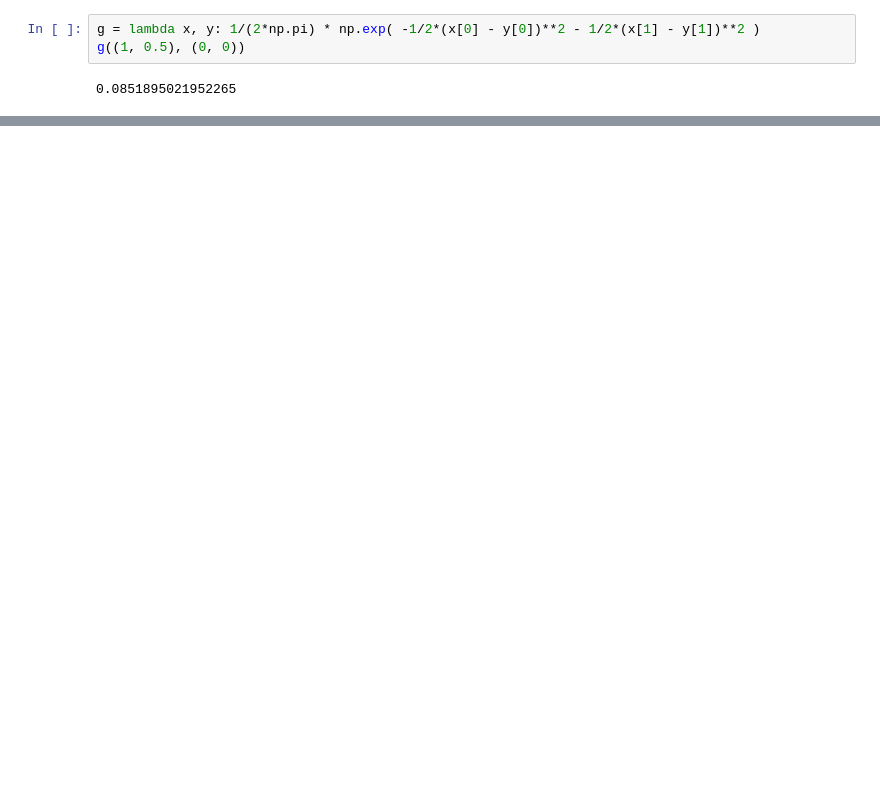
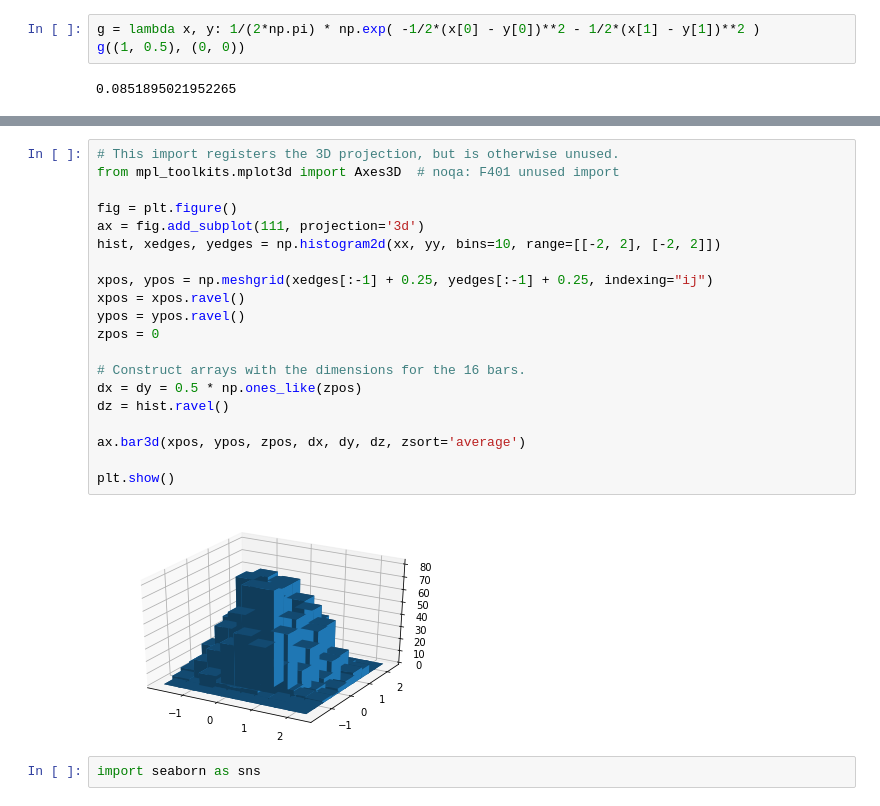
Before and after one commit to virgilpierce/MATH_351, a Jupyter notebook: Testing.ipynb, the cells around one changed output, grey strips where cells are left out. Saved outputs shown, nothing was run; the diff lists cells and outputs as text; blank space fills up the shorter version.

```diff
--- a/Testing.ipynb
+++ b/Testing.ipynb
@@ -224,0 +229,24 @@ plt.plot(xx, yy, 'b.')
+# %%
+# This import registers the 3D projection, but is otherwise unused.
+from mpl_toolkits.mplot3d import Axes3D  # noqa: F401 unused import
+
+fig = plt.figure()
+ax = fig.add_subplot(111, projection='3d')
+hist, xedges, yedges = np.histogram2d(xx, yy, bins=10, range=[[-2, 2], [-2, 2]])
+
+xpos, ypos = np.meshgrid(xedges[:-1] + 0.25, yedges[:-1] + 0.25, indexing="ij")
+xpos = xpos.ravel()
+ypos = ypos.ravel()
+zpos = 0
+
+# Construct arrays with the dimensions for the 16 bars.
+dx = dy = 0.5 * np.ones_like(zpos)
+dz = hist.ravel()
+
+ax.bar3d(xpos, ypos, zpos, dx, dy, dz, zsort='average')
+
+plt.show()
+# %% [output]
+[figure, added]
+# %%
+import seaborn as sns
```
Also changed, not shown: parts of 9 cells of this notebook.
